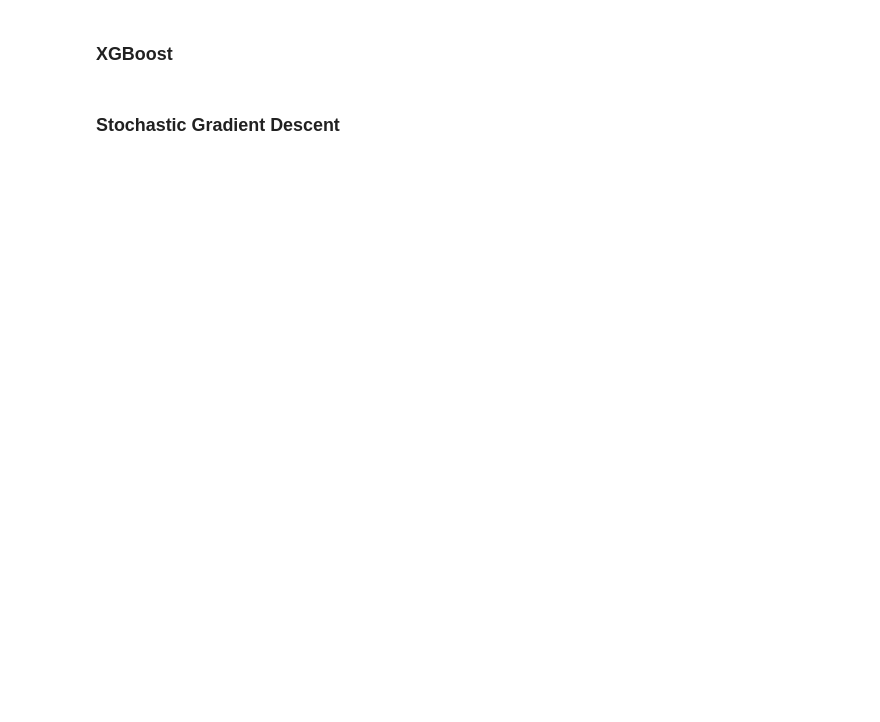
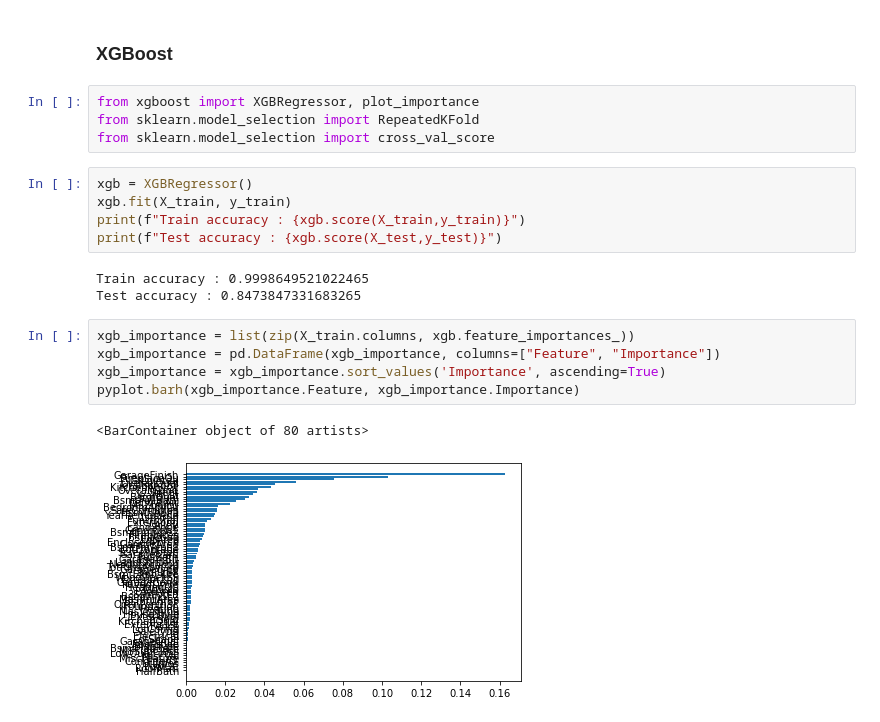
Before and after one commit to m-cheicki/ESILV_Advance_ML, a Jupyter notebook: CHEICKISMAIL_A5_DIA3_PW2_Model-Optimisation.ipynb, the cells around one changed output. Drawn from its saved outputs; the diff is of its cells as text; blank space fills up the shorter version.

Commit message:
WIP: PW2 - XGBoost Regressor

```diff
--- a/CHEICKISMAIL_A5_DIA3_PW2_Model-Optimisation.ipynb
+++ b/CHEICKISMAIL_A5_DIA3_PW2_Model-Optimisation.ipynb
@@ -451,4 +458,22 @@ Test accuracy : 0.8523801854788358
 # %% [markdown]
 ### XGBoost
-# %% [markdown]
-### Stochastic Gradient Descent
+# %%
+from xgboost import XGBRegressor, plot_importance
+from sklearn.model_selection import RepeatedKFold
+from sklearn.model_selection import cross_val_score
+# %%
+xgb = XGBRegressor()
+xgb.fit(X_train, y_train)
+print(f"Train accuracy : {xgb.score(X_train,y_train)}")
+print(f"Test accuracy : {xgb.score(X_test,y_test)}")
+# %% [output]
+Train accuracy : 0.9998649521022465
+Test accuracy : 0.8473847331683265
+# %%
+xgb_importance = list(zip(X_train.columns, xgb.feature_importances_))
+xgb_importance = pd.DataFrame(xgb_importance, columns=["Feature", "Importance"])
+xgb_importance = xgb_importance.sort_values('Importance', ascending=True)
+pyplot.barh(xgb_importance.Feature, xgb_importance.Importance)
+# %% [output]
+<BarContainer object of 80 artists>
+[figure, added]
```
Also changed, not shown: parts of 14 cells of this notebook.
